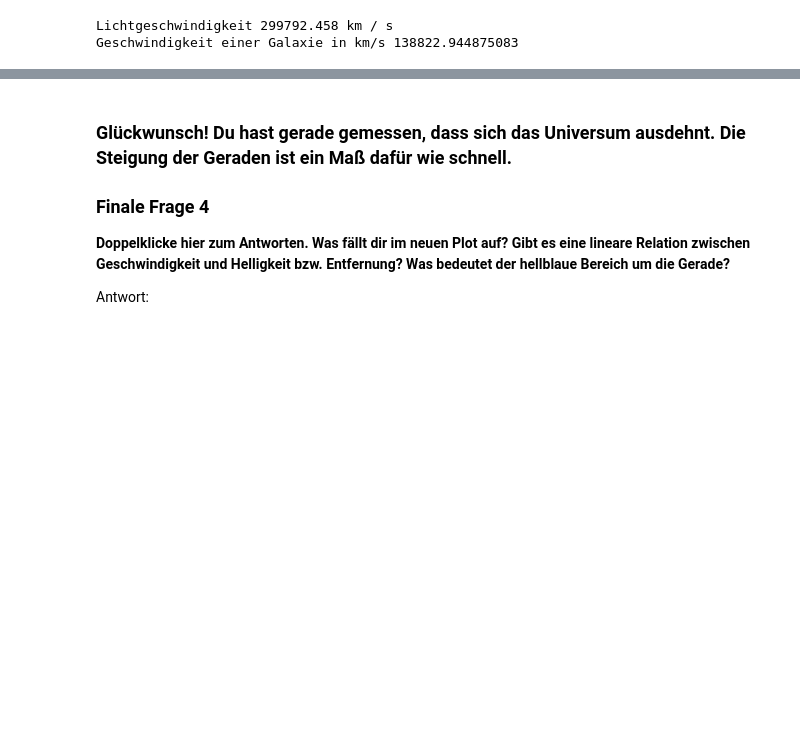
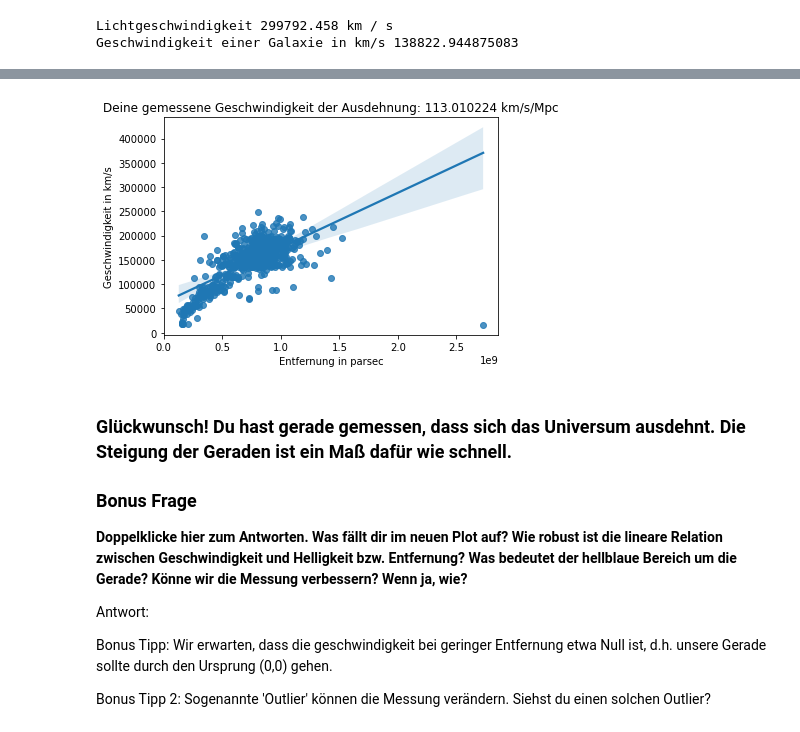
Before and after one commit to csheneka/labs-astro-teaching, a Jupyter notebook: SDSS_BOSS_Expansion_Universum_Student.ipynb, the cells around one changed output, grey strips where cells are left out. Cells and saved outputs as stored; diff of their text form; code cells hidden in the pictures; blank space fills up the shorter version.

```diff
--- a/SDSS_BOSS_Expansion_Universum_Student.ipynb
+++ b/SDSS_BOSS_Expansion_Universum_Student.ipynb
@@ -235,7 +328,42 @@ plt.show()
+# %%
+# Wissen wir M, wissen wir die absolute Distanz zu unseren Galaxien.
+# Tipp: Wir wissen von sogenannten Entfernungsankern, dass M leicht Werte von M=-19 und weniger annehmen kann.
+# Hier ist M etwas verwirrend definiert - je negativer, desto heller die Galaxie an ihrem Ort.
+M=-20
+abs_dist = 10**((m-M)/5.+1)
+# %%
+# Jetzt fitten wir Geschwindikeit gegen absolute Entfernung
+x = abs_dist
+y = v
+
+# Lineare Regression der Geraden y = Steigung*x + Schnittpunkt
+Steigung, Schnittpunkt, r_value, p_value, std_err = stats.linregress(x=abs_dist,y=v)
+
+# Das Programm soll eine Gerade fitten
+fit = sns.regplot(x=x,y=y)
+
+# Achsenbeschriftung
+fit.set_xlabel('Entfernung in parsec')
+fit.set_ylabel('Geschwindigkeit in km/s')
+Ausdehnung = Steigung*10**6
+plt.title('Deine gemessene Geschwindigkeit der Ausdehnung: %f km/s/Mpc' %Ausdehnung)
+
+# Der Plot wird gezeigt
+plt.show()
+
+# Und wir speichern unser Ergebnis als Pdf
+fig = fit.get_figure()
+fig.savefig('Messung_Ausdehnung_Hubble_deinName.pdf', bbox_inches="tight")
+# %% [output]
+[figure, added]
 # %% [markdown]
 ### Glückwunsch! Du hast gerade gemessen, dass sich das Universum ausdehnt. Die Steigung der Geraden ist ein Maß dafür wie schnell.
 
-### Finale Frage 4
-**Doppelklicke hier zum Antworten. Was fällt dir im neuen Plot auf? Gibt es eine lineare Relation zwischen Geschwindigkeit und Helligkeit bzw. Entfernung? Was bedeutet der hellblaue Bereich um die Gerade?**
+### Bonus Frage
+**Doppelklicke hier zum Antworten. Was fällt dir im neuen Plot auf? Wie robust ist die lineare Relation zwischen Geschwindigkeit und Helligkeit bzw. Entfernung? Was bedeutet der hellblaue Bereich um die Gerade? Könne wir die Messung verbessern? Wenn ja, wie?**
 
 Antwort:
+
+Bonus Tipp: Wir erwarten, dass die geschwindigkeit bei geringer Entfernung etwa Null ist, d.h. unsere Gerade sollte durch den Ursprung (0,0) gehen.
+
+Bonus Tipp 2: Sogenannte 'Outlier' können die Messung verändern. Siehst du einen solchen Outlier?
```
Also changed, not shown: parts of 12 cells of this notebook.
